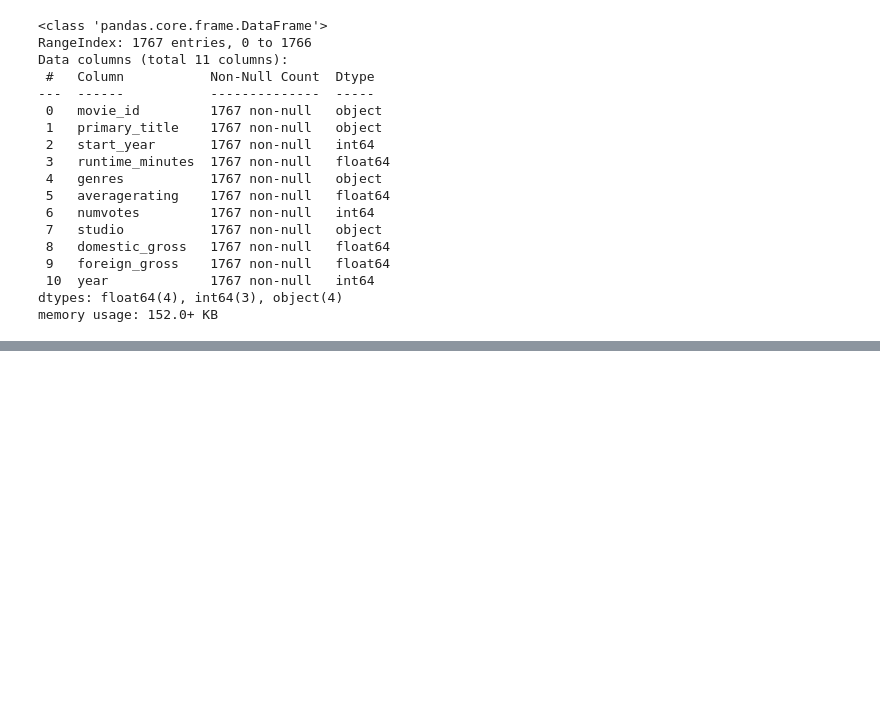
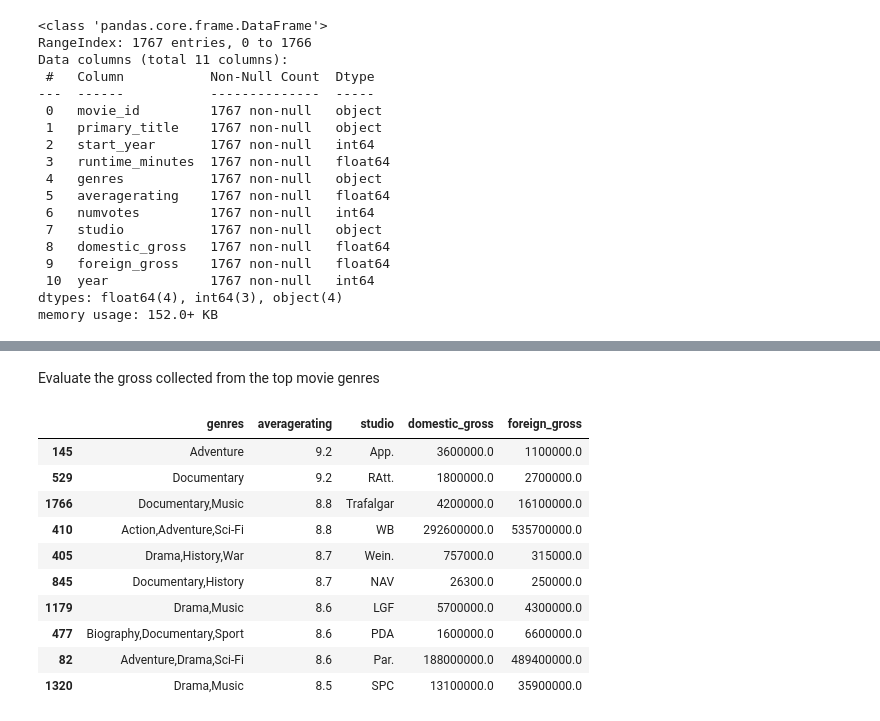
Before and after one commit to lynnndero/PHASE--1-PROJECT, a Jupyter notebook: Index.ipynb, the cells around one changed output, grey strips where cells are left out. Cells and saved outputs as stored; diff of their text form; code cells hidden in the pictures; blank space fills up the shorter version.

```diff
--- a/Index.ipynb
+++ b/Index.ipynb
@@ -399,0 +466,18 @@ movies_df_2['Total_gross'] = movies_df_2['domestic_gross']
+# %% [markdown]
+Evaluate the gross collected from the top movie genres
+# %%
+#domestic and foreign gross collected from the top ten movie genres
+Top_ten_movie_grosscollected = movies_reviews_and_rating[['genres','averagerating','studio','domestic_gross','foreign_gross']].sort_values(by='averagerating', ascending=False)
+Top_ten_movie_grosscollected.head(10)
+# %% [output]
+|  | genres | averagerating | studio | domestic_gross | foreign_gross |
+| 145 | Adventure | 9.2 | App. | 3600000.0 | 1100000.0 |
+| 529 | Documentary | 9.2 | RAtt. | 1800000.0 | 2700000.0 |
+| 1766 | Documentary,Music | 8.8 | Trafalgar | 4200000.0 | 16100000.0 |
+| 410 | Action,Adventure,Sci-Fi | 8.8 | WB | 292600000.0 | 535700000.0 |
+| 405 | Drama,History,War | 8.7 | Wein. | 757000.0 | 315000.0 |
+| 845 | Documentary,History | 8.7 | NAV | 26300.0 | 250000.0 |
+| 1179 | Drama,Music | 8.6 | LGF | 5700000.0 | 4300000.0 |
+| 477 | Biography,Documentary,Sport | 8.6 | PDA | 1600000.0 | 6600000.0 |
+| 82 | Adventure,Drama,Sci-Fi | 8.6 | Par. | 188000000.0 | 489400000.0 |
+| 1320 | Drama,Music | 8.5 | SPC | 13100000.0 | 35900000.0 |
```
Also changed, not shown: parts of 16 cells of this notebook.
